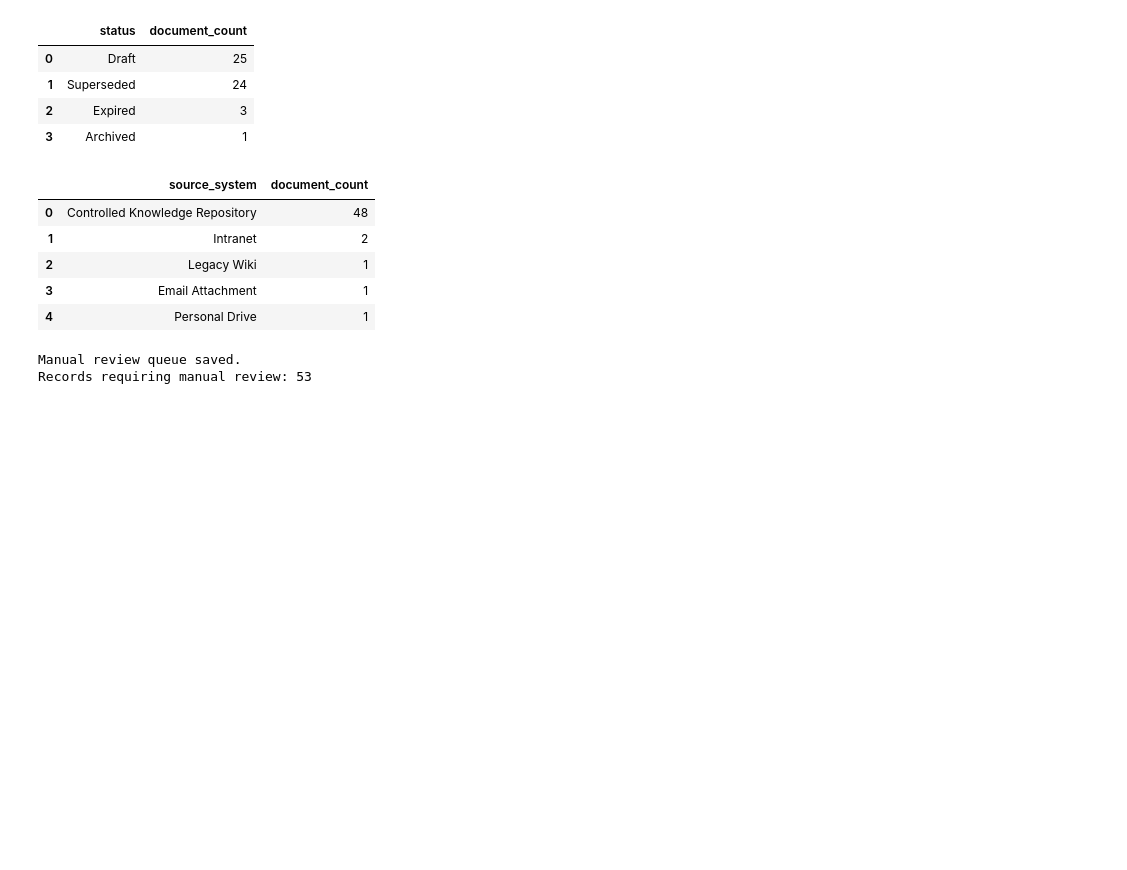
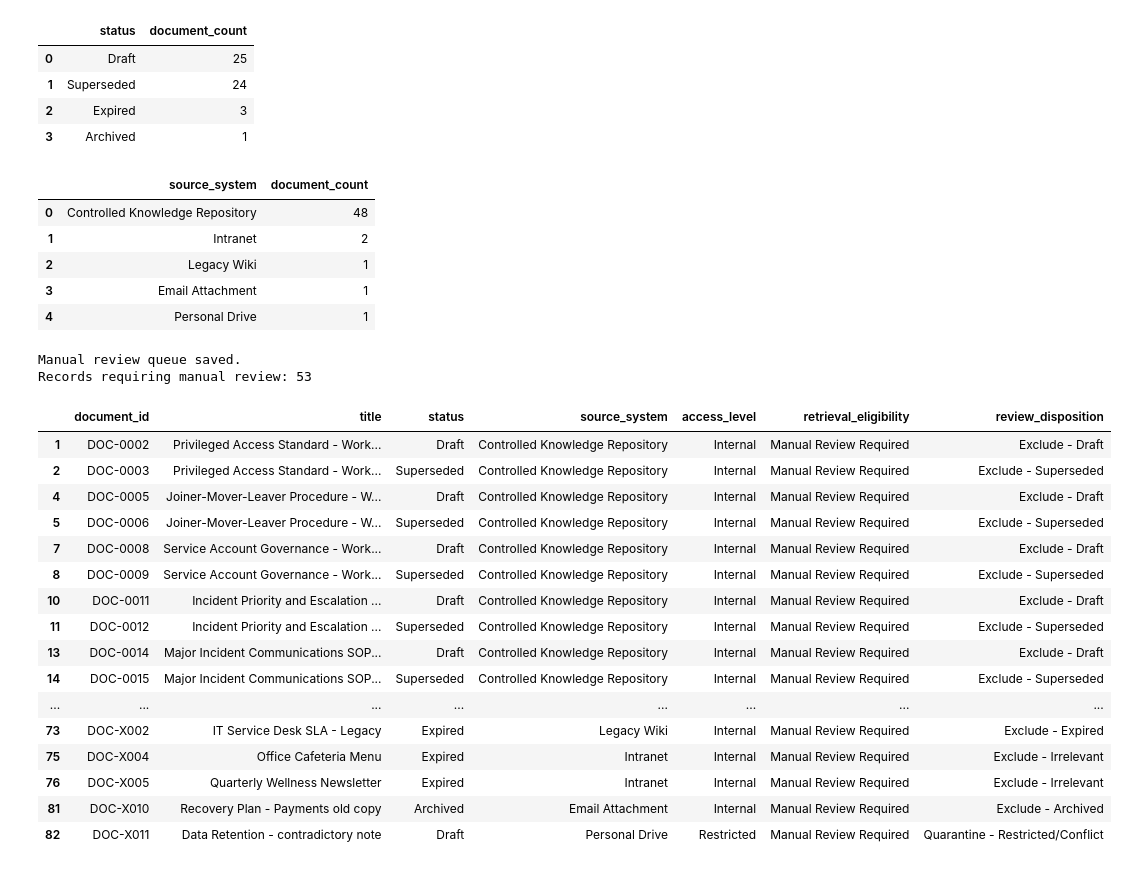
Before and after one commit to anurag-insights/RAG-Based-AI-Document-Assistant-, a Jupyter notebook: notebooks/02_Data_Cleaning.ipynb, the cells around one changed output. Saved outputs shown, nothing was run; the diff lists cells and outputs as text; code cells hidden in the pictures; blank space fills up the shorter version.

Commit message:
verifying the manual review decisions

```diff
--- a/notebooks/02_Data_Cleaning.ipynb
+++ b/notebooks/02_Data_Cleaning.ipynb
@@ -1230,0 +1261,36 @@ Records requiring manual review: 53
+# %%
+reviewed_records = clean_df[
+    clean_df["retrieval_eligibility"] == "Manual Review Required"
+].copy()
+
+review_columns = [
+    "document_id",
+    "title",
+    "status",
+    "source_system",
+    "access_level",
+    "retrieval_eligibility",
+    "review_disposition"
+]
+
+display(
+    reviewed_records[review_columns].sort_values("document_id")
+)
+# %% [output]
+|  | document_id | title | status | source_system | access_level | retrieval_eligibility | review_disposition |
+| 1 | DOC-0002 | Privileged Access Standard - Work... | Draft | Controlled Knowledge Repository | Internal | Manual Review Required | Exclude - Draft |
+| 2 | DOC-0003 | Privileged Access Standard - Work... | Superseded | Controlled Knowledge Repository | Internal | Manual Review Required | Exclude - Superseded |
+| 4 | DOC-0005 | Joiner-Mover-Leaver Procedure - W... | Draft | Controlled Knowledge Repository | Internal | Manual Review Required | Exclude - Draft |
+| 5 | DOC-0006 | Joiner-Mover-Leaver Procedure - W... | Superseded | Controlled Knowledge Repository | Internal | Manual Review Required | Exclude - Superseded |
+| 7 | DOC-0008 | Service Account Governance - Work... | Draft | Controlled Knowledge Repository | Internal | Manual Review Required | Exclude - Draft |
+| 8 | DOC-0009 | Service Account Governance - Work... | Superseded | Controlled Knowledge Repository | Internal | Manual Review Required | Exclude - Superseded |
+| 10 | DOC-0011 | Incident Priority and Escalation ... | Draft | Controlled Knowledge Repository | Internal | Manual Review Required | Exclude - Draft |
+| 11 | DOC-0012 | Incident Priority and Escalation ... | Superseded | Controlled Knowledge Repository | Internal | Manual Review Required | Exclude - Superseded |
+| 13 | DOC-0014 | Major Incident Communications SOP... | Draft | Controlled Knowledge Repository | Internal | Manual Review Required | Exclude - Draft |
+| 14 | DOC-0015 | Major Incident Communications SOP... | Superseded | Controlled Knowledge Repository | Internal | Manual Review Required | Exclude - Superseded |
+| ... | ... | ... | ... | ... | ... | ... | ... |
+| 73 | DOC-X002 | IT Service Desk SLA - Legacy | Expired | Legacy Wiki | Internal | Manual Review Required | Exclude - Expired |
+| 75 | DOC-X004 | Office Cafeteria Menu | Expired | Intranet | Internal | Manual Review Required | Exclude - Irrelevant |
+| 76 | DOC-X005 | Quarterly Wellness Newsletter | Expired | Intranet | Internal | Manual Review Required | Exclude - Irrelevant |
+| 81 | DOC-X010 | Recovery Plan - Payments old copy | Archived | Email Attachment | Internal | Manual Review Required | Exclude - Archived |
+| 82 | DOC-X011 | Data Retention - contradictory note | Draft | Personal Drive | Restricted | Manual Review Required | Quarantine - Restricted/Conflict |
```
Also changed, not shown: parts of 4 cells of this notebook.
